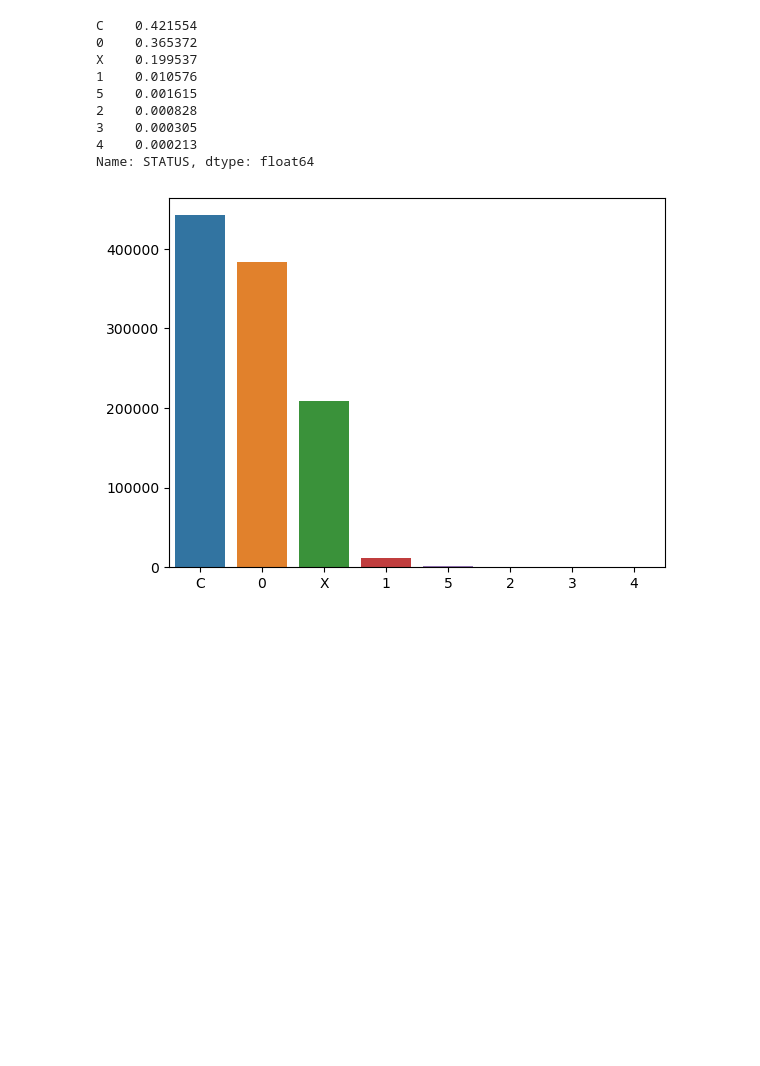
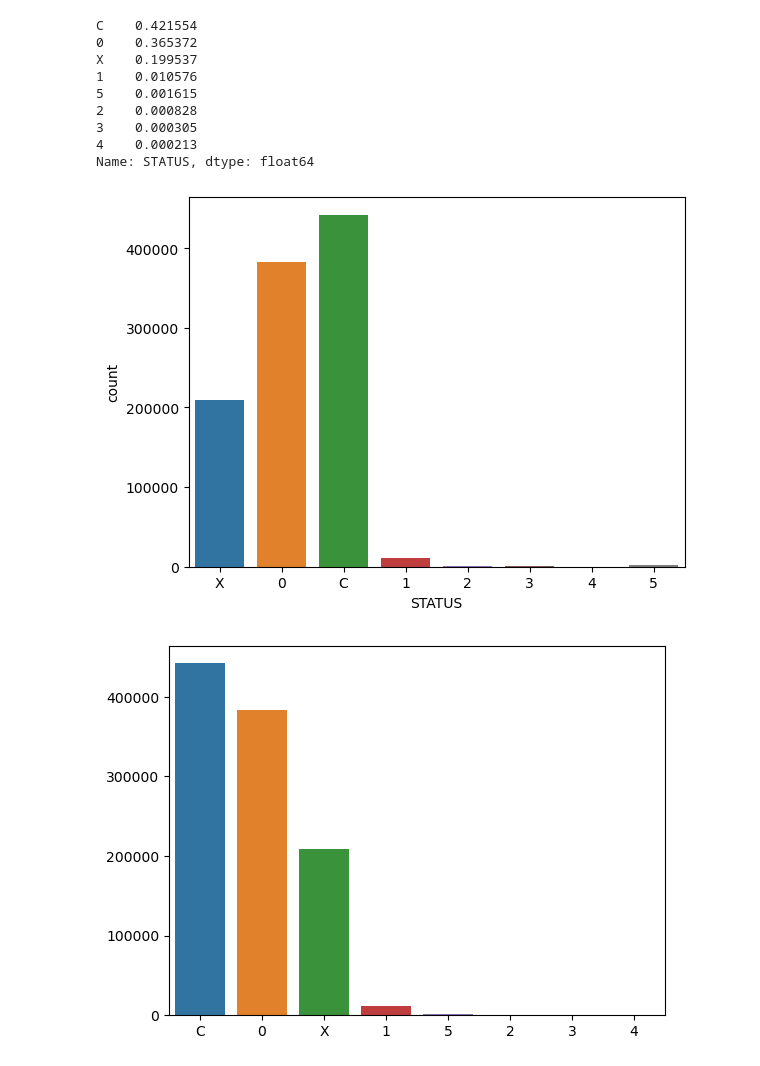
Before and after one commit to gabrielafichtner/credit-card-delinquency, a Jupyter notebook: Notebooks/01 - EDA.ipynb, the cells around one changed output. Drawn from its saved outputs; the diff is of its cells as text; code cells hidden in the pictures; blank space fills up the shorter version.

Commit message:
first graphs

```diff
--- a/Notebooks/01 - EDA.ipynb
+++ b/Notebooks/01 - EDA.ipynb
@@ -48,6 +48,10 @@ X    0.199537
 3    0.000305
 4    0.000213
 Name: STATUS, dtype: float64
+# %%
+sns.countplot(x = credits['STATUS']);
+# %% [output]
+[figure, added]
 # %%
 grouped = credits['STATUS'].value_counts()
 sns.barplot(x=grouped.index, y=grouped.values);
```
Also changed, not shown: parts of 12 cells of this notebook.
